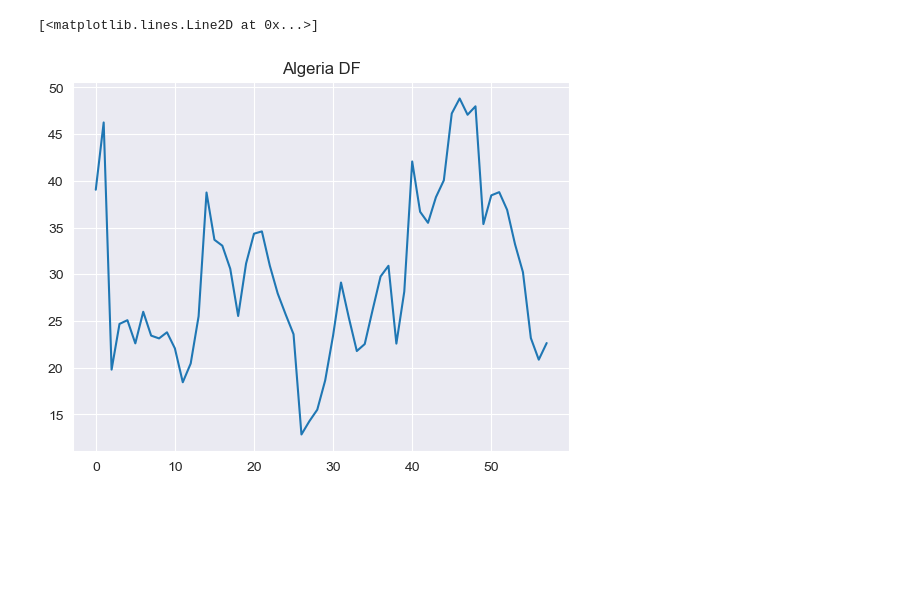
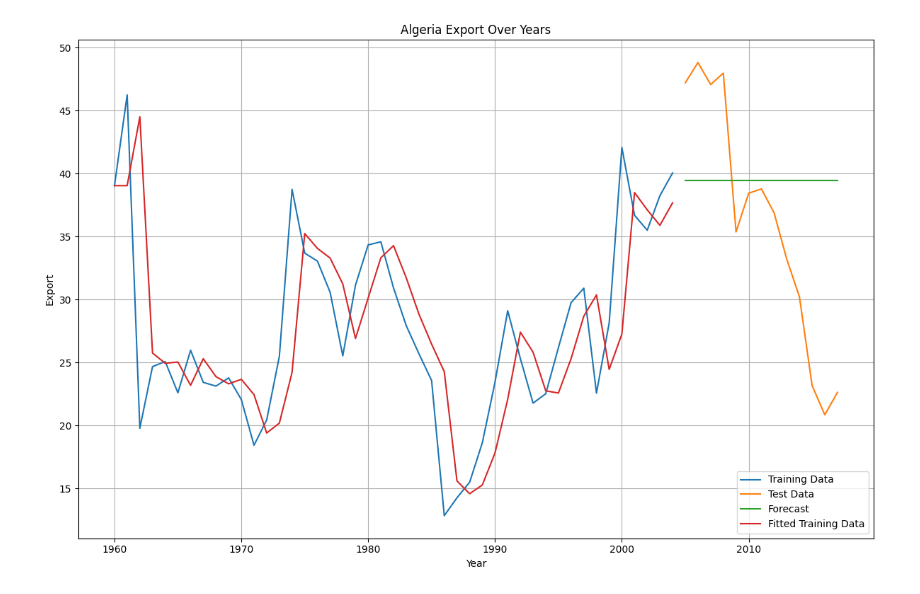
Before and after one commit to damianSte/TimeSeriesAnalysisLabs, a Jupyter notebook: Lab3/Lab3_task1.ipynb, the cells around one changed output. Drawn from its saved outputs; the diff is of its cells as text; code cells hidden in the pictures; blank space fills up the shorter version.

```diff
--- a/Lab3/Lab3_task1.ipynb
+++ b/Lab3/Lab3_task1.ipynb
@@ -13,0 +21,9 @@ algeria_df.head()
+# %%
+algeria_export = algeria_df['Export']
+train_data = algeria_export.iloc[:45]
+test_data = algeria_export.iloc[45:]
+# %%
+ses_model = SimpleExpSmoothing(train_data).fit()
+forecast_values = ses_model.forecast(len(test_data))
+fit_model = SimpleExpSmoothing(test_data).fit(smoothing_level=0.1)
+forecast_values_index = ses_model.fittedvalues
@@ -14,13 +35,18 @@ algeria_df.head()
 # %%
-train_data=algeria_df.iloc[:45]
-test_data=algeria_df.iloc[45:]
+plt.figure(figsize=(12, 8))
+plt.plot(train_data.index, train_data, label='Training Data')
+plt.plot(test_data.index, test_data, label='Test Data')
+plt.plot(test_data.index, forecast_values, label='Forecast')
+plt.plot(train_data.index, forecast_values_index, label='Fitted Training Data')
+
+plt.title('Algeria Export Over Years')
+plt.xlabel('Year')
+plt.ylabel('Export')
+
+plt.legend(loc = 'lower right')
+
+plt.grid(True)
+plt.tight_layout()
+plt.show()
+# %% [output]
+[figure, added]
-# %%
-
-import matplotlib.pyplot as plt
-
-plt.figure()
-plt.title('Algeria DF')
-plt.plot(algeria_df)
-# %% [output]
-[<matplotlib.lines.Line2D at 0x...>]
-[figure, removed]
```
Also changed, not shown: parts of 4 cells of this notebook, 2 other files.
